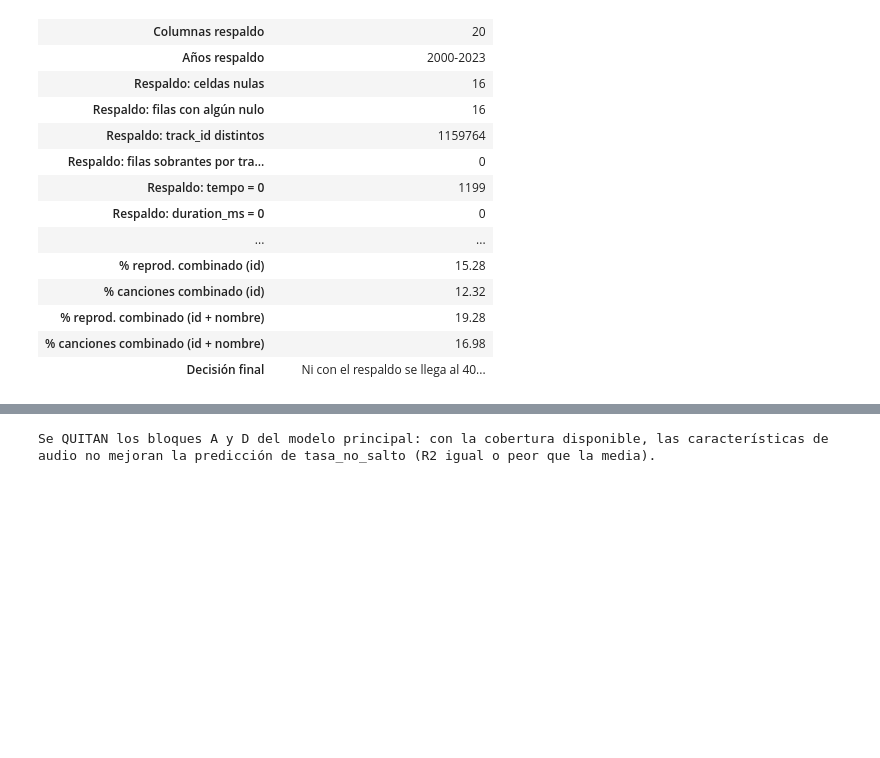
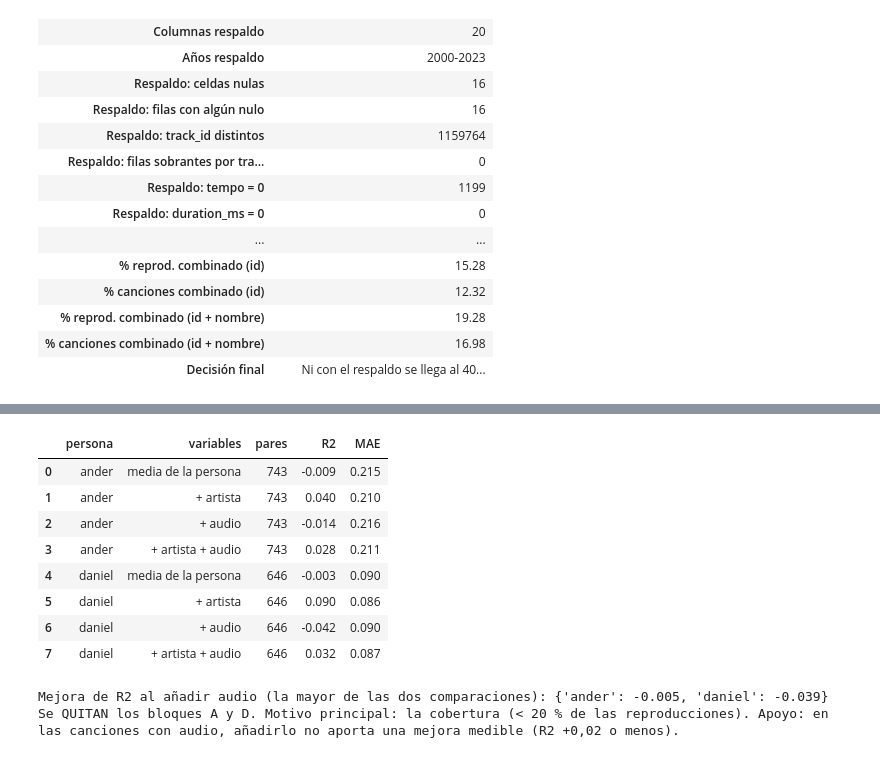
Before and after one commit to daaniel53254/proyecto-Ebaluacion1, a Jupyter notebook: notebooks/01_revision_datos.ipynb, the cells around one changed output, grey strips where cells are left out. Cells and saved outputs as stored; diff of their text form; code cells hidden in the pictures; blank space fills up the shorter version.

Commit message:
Notebook 01: prueba del audio con Ridge y escala del gusto

```diff
--- a/notebooks/01_revision_datos.ipynb
+++ b/notebooks/01_revision_datos.ipynb
@@ -766,12 +753,55 @@ prueba_audio
 # %%
-r2_media = prueba_audio[prueba_audio["variables"] == "media de la persona"].set_index("persona")["R2"]
-r2_audio = prueba_audio[prueba_audio["variables"] == "+ audio"].set_index("persona")["R2"]
-if (r2_audio <= r2_media + 0.02).all():
-    decision_audio = ("Se QUITAN los bloques A y D del modelo principal: con la cobertura disponible, "
-                      "las características de audio no mejoran la predicción de tasa_no_salto (R2 igual o peor que la media).")
-else:
-    decision_audio = "Se MANTIENEN los bloques A y D con indicador tiene_audio: mejoran la predicción."
-print(decision_audio)
-prueba_audio.to_csv(salida / "01_prueba_audio.csv", index=False)
+def validar(df, columnas, con_artista):
+    pred = np.zeros(len(df))
+    for tr, te in GroupKFold(5).split(df, groups=df["track_id"]):
+        dtr, dte = df.iloc[tr], df.iloc[te]
+        Xtr = dtr[columnas].copy() if columnas else pd.DataFrame(index=dtr.index)
+        Xte = dte[columnas].copy() if columnas else pd.DataFrame(index=dte.index)
+        if con_artista:  # gusto por el artista sin contar la propia canción
+            suma = dtr.groupby("artista")["tasa"].transform("sum"); cuenta = dtr.groupby("artista")["tasa"].transform("count")
+            Xtr["artista"] = np.where(cuenta > 1, (suma - dtr["tasa"]) / (cuenta - 1).clip(lower=1), np.nan)
+            Xte["artista"] = dte["artista"].map(dtr.groupby("artista")["tasa"].mean()).to_numpy()
+            media = dtr["tasa"].mean()
+            Xtr["artista"] = Xtr["artista"].fillna(media); Xte["artista"] = Xte["artista"].fillna(media)
+        peso = np.sqrt(dtr["n"])
+        if Xtr.shape[1] == 0:   # modelo base 1: media de la persona
+            pred[te] = np.average(dtr["tasa"], weights=peso)
+            continue
+        m = make_pipeline(StandardScaler(), Ridge(alpha=1.0))
+        m.fit(Xtr, dtr["tasa"], ridge__sample_weight=peso)
+        pred[te] = m.predict(Xte)
+    return round(r2_score(df["tasa"], pred), 3), round(mean_absolute_error(df["tasa"], pred), 3)
+
+filas = []
+for persona, d in p5[p5["tiene_audio"]].groupby("persona"):
+    for nombre, cols, art in [("media de la persona", [], False), ("+ artista", [], True),
+                              ("+ audio", FEATS, False), ("+ artista + audio", FEATS, True)]:
+        r2, mae = validar(d, cols, art)
+        filas.append({"persona": persona, "variables": nombre, "pares": len(d), "R2": r2, "MAE": mae})
+prueba_audio = pd.DataFrame(filas)
+prueba_audio
 # %% [output]
-Se QUITAN los bloques A y D del modelo principal: con la cobertura disponible, las características de audio no mejoran la predicción de tasa_no_salto (R2 igual o peor que la media).
+|  | persona | variables | pares | R2 | MAE |
+| 0 | ander | media de la persona | 743 | -0.009 | 0.215 |
+| 1 | ander | + artista | 743 | 0.040 | 0.210 |
+| 2 | ander | + audio | 743 | -0.014 | 0.216 |
+| 3 | ander | + artista + audio | 743 | 0.028 | 0.211 |
+| 4 | daniel | media de la persona | 646 | -0.003 | 0.090 |
+| 5 | daniel | + artista | 646 | 0.090 | 0.086 |
+| 6 | daniel | + audio | 646 | -0.042 | 0.090 |
+| 7 | daniel | + artista + audio | 646 | 0.032 | 0.087 |
+# %%
+t = prueba_audio.pivot(index="persona", columns="variables", values="R2")
+mejora_audio = pd.concat([t["+ audio"] - t["media de la persona"], t["+ artista + audio"] - t["+ artista"]], axis=1).max(axis=1)
+print("Mejora de R2 al añadir audio (la mayor de las dos comparaciones):", mejora_audio.round(3).to_dict())
+if (mejora_audio <= 0.02).all():
+    decision_audio = ("Se QUITAN los bloques A y D. Motivo principal: la cobertura (< 20 % de las reproducciones). "
+                      "Apoyo: en las canciones con audio, añadirlo no aporta una mejora medible (R2 +0,02 o menos).")
+else:
+    decision_audio = ("Por cobertura se quitan del modelo principal, pero el audio mejora el R2 en las canciones que lo tienen: "
+                      "valorar un bloque opcional con indicador tiene_audio.")
+print(decision_audio)
+prueba_audio.to_csv(salida / "01_prueba_audio.csv", index=False)
+# %% [output]
+Mejora de R2 al añadir audio (la mayor de las dos comparaciones): {'ander': -0.005, 'daniel': -0.039}
+Se QUITAN los bloques A y D. Motivo principal: la cobertura (< 20 % de las reproducciones). Apoyo: en las canciones con audio, añadirlo no aporta una mejora medible (R2 +0,02 o menos).
```
Also changed, not shown: parts of 7 cells of this notebook.
